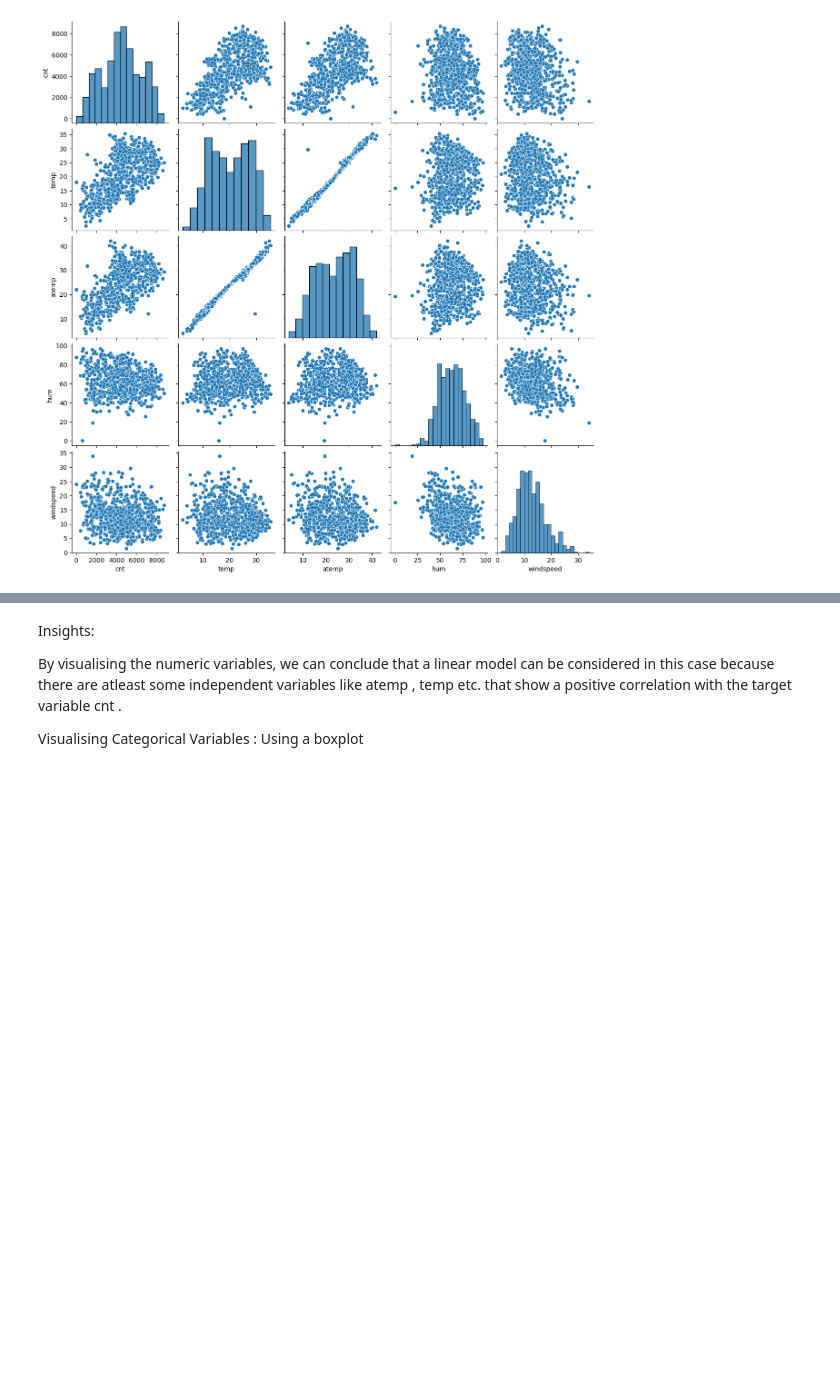
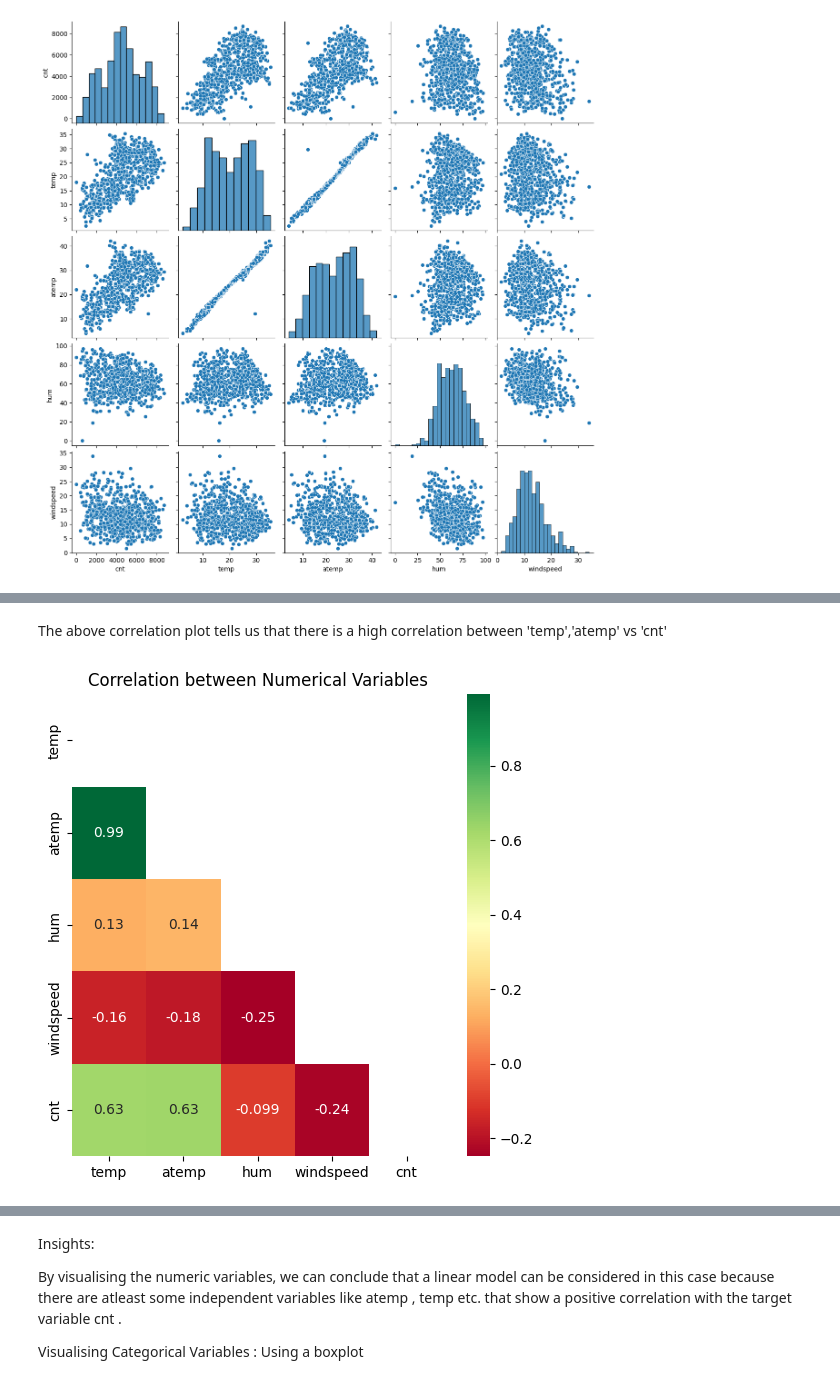
Before and after one commit to anushan1989/BikeSharing, a Jupyter notebook: Bike_sharing_anusha.ipynb, the cells around one changed output, grey strips where cells are left out. Saved outputs shown, nothing was run; the diff lists cells and outputs as text; code cells hidden in the pictures; blank space fills up the shorter version.

```diff
--- a/Bike_sharing_anusha.ipynb
+++ b/Bike_sharing_anusha.ipynb
@@ -186,0 +202,12 @@ plt.show()
+# %% [markdown]
+The above correlation plot tells us that there is a high correlation between 'temp','atemp' vs 'cnt'
+# %%
+# Checking the correlation between the numerical variables
+
+plt.figure(figsize = (6,6))
+matrix = np.triu(bike_df_new[['temp','atemp','hum','windspeed','cnt']].corr())
+sns.heatmap(bike_df_new[['temp','atemp','hum','windspeed','cnt']].corr(), annot = True, cmap="RdYlGn", mask=matrix)
+plt.title("Correlation between Numerical Variables")
+plt.show()
+# %% [output]
+[figure, added]
```
Also changed, not shown: parts of 94 cells of this notebook.
